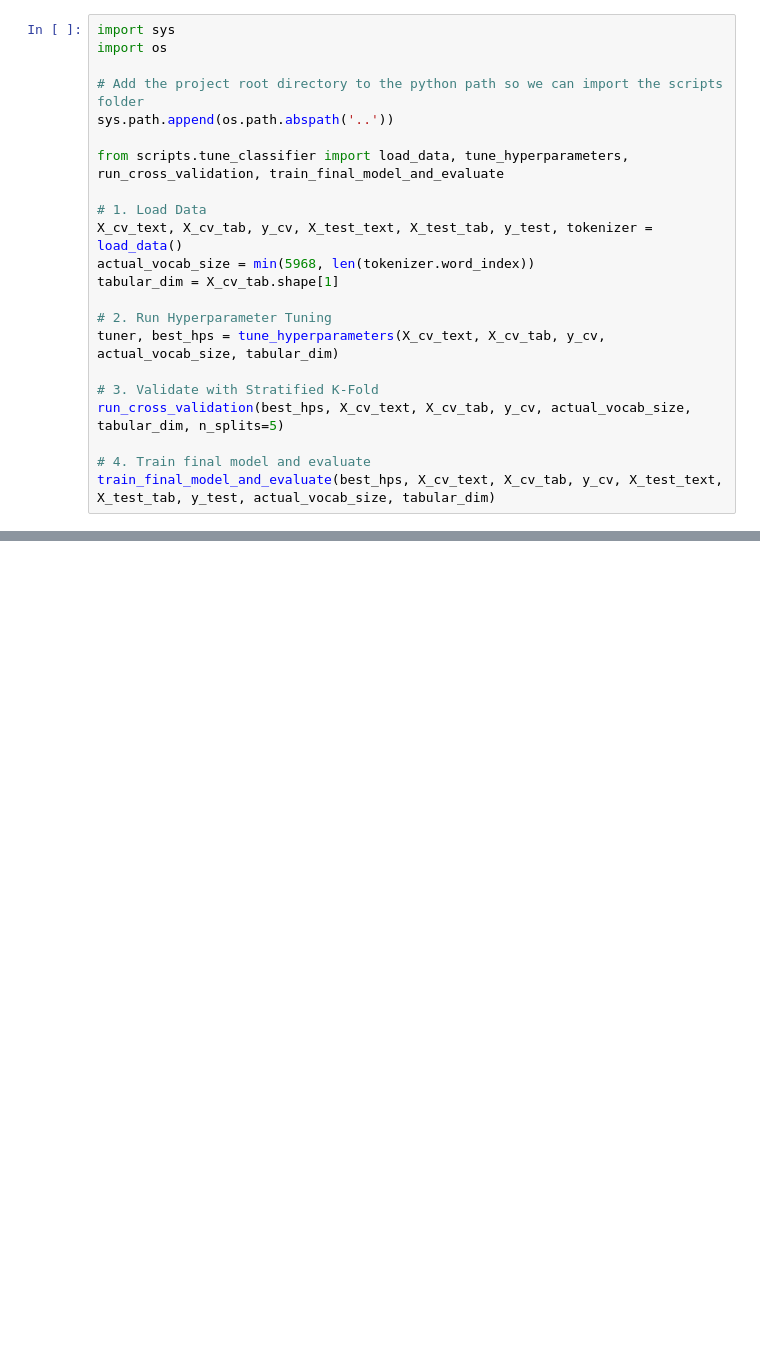
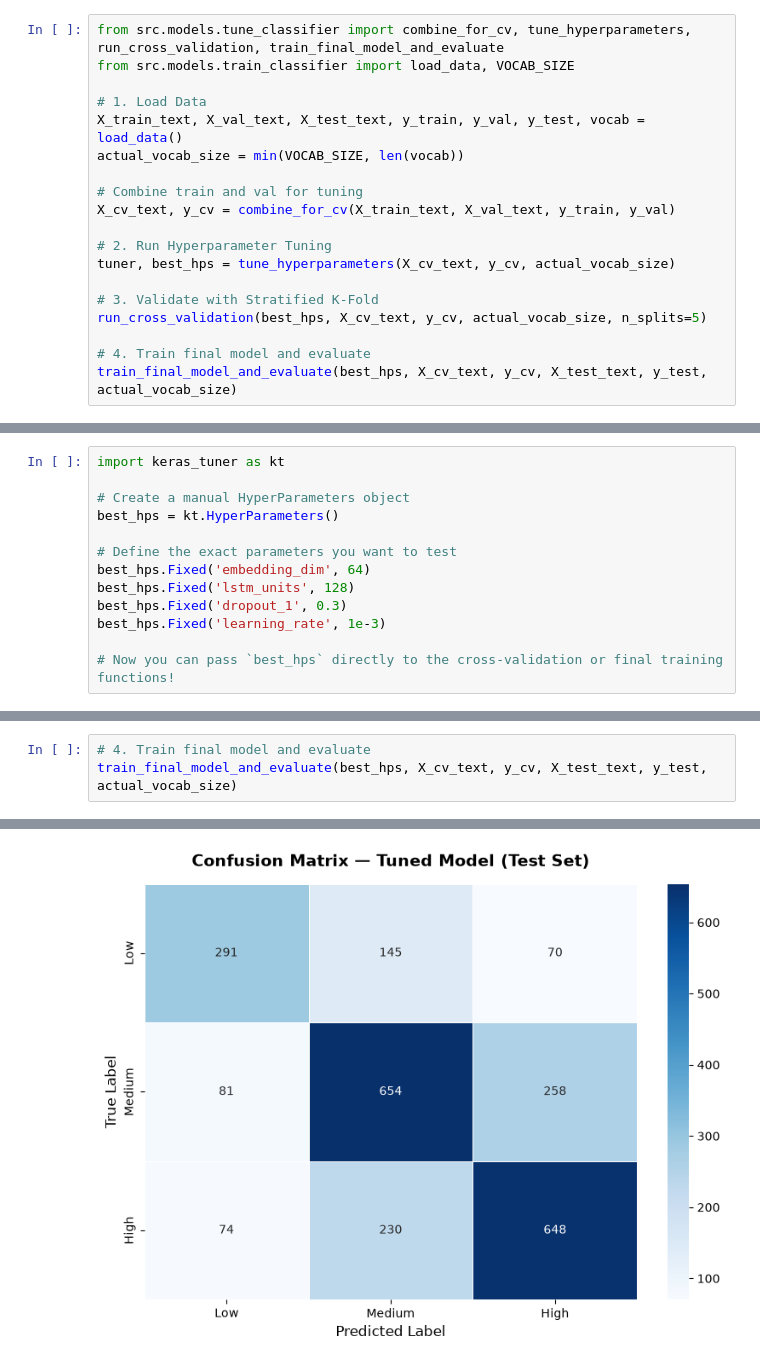
Before and after one commit to andreaalarconvalles/Support-Ticket-Priority-Classifier, a Jupyter notebook: notebooks/02_playground.ipynb, the cells around one changed output, grey strips where cells are left out. Saved outputs shown, nothing was run; the diff lists cells and outputs as text; blank space fills up the shorter version.

Commit message:
new model training with 65% accuracy

```diff
--- a/notebooks/02_playground.ipynb
+++ b/notebooks/02_playground.ipynb
@@ -479,22 +46,19 @@ os.getcwd()
 # %%
-import sys
-import os
-
-# Add the project root directory to the python path so we can import the scripts folder
-sys.path.append(os.path.abspath('..'))
-
-from scripts.tune_classifier import load_data, tune_hyperparameters, run_cross_validation, train_final_model_and_evaluate
+from src.models.tune_classifier import combine_for_cv, tune_hyperparameters, run_cross_validation, train_final_model_and_evaluate
+from src.models.train_classifier import load_data, VOCAB_SIZE
 
 # 1. Load Data
-X_cv_text, X_cv_tab, y_cv, X_test_text, X_test_tab, y_test, tokenizer = load_data()
-actual_vocab_size = min(5968, len(tokenizer.word_index))
-tabular_dim = X_cv_tab.shape[1]
+X_train_text, X_val_text, X_test_text, y_train, y_val, y_test, vocab = load_data()
+actual_vocab_size = min(VOCAB_SIZE, len(vocab))
+
+# Combine train and val for tuning
+X_cv_text, y_cv = combine_for_cv(X_train_text, X_val_text, y_train, y_val)
 
 # 2. Run Hyperparameter Tuning
-tuner, best_hps = tune_hyperparameters(X_cv_text, X_cv_tab, y_cv, actual_vocab_size, tabular_dim)
+tuner, best_hps = tune_hyperparameters(X_cv_text, y_cv, actual_vocab_size)
 
 # 3. Validate with Stratified K-Fold
-run_cross_validation(best_hps, X_cv_text, X_cv_tab, y_cv, actual_vocab_size, tabular_dim, n_splits=5)
+run_cross_validation(best_hps, X_cv_text, y_cv, actual_vocab_size, n_splits=5)
 
 # 4. Train final model and evaluate
-train_final_model_and_evaluate(best_hps, X_cv_text, X_cv_tab, y_cv, X_test_text, X_test_tab, y_test, actual_vocab_size, tabular_dim)
+train_final_model_and_evaluate(best_hps, X_cv_text, y_cv, X_test_text, y_test, actual_vocab_size)
@@ -547,0 +65,13 @@ weighted avg       0.24      0.25      0.22      1260
+# %%
+import keras_tuner as kt
+
+# Create a manual HyperParameters object
+best_hps = kt.HyperParameters()
+
+# Define the exact parameters you want to test
+best_hps.Fixed('embedding_dim', 64)
+best_hps.Fixed('lstm_units', 128)
+best_hps.Fixed('dropout_1', 0.3)
+best_hps.Fixed('learning_rate', 1e-3)
+
+# Now you can pass `best_hps` directly to the cross-validation or final training functions!
@@ -547,0 +80,4 @@ weighted avg       0.24      0.25      0.22      1260
+# %%
+# 4. Train final model and evaluate
+train_final_model_and_evaluate(best_hps, X_cv_text, y_cv, X_test_text, y_test, actual_vocab_size)
+# %% [output]
@@ -548 +104,2 @@ weighted avg       0.24      0.25      0.22      1260
+[figure, added]
 # %% [markdown]
```
Also changed, not shown: parts of 29 cells of this notebook, 24 other files.
